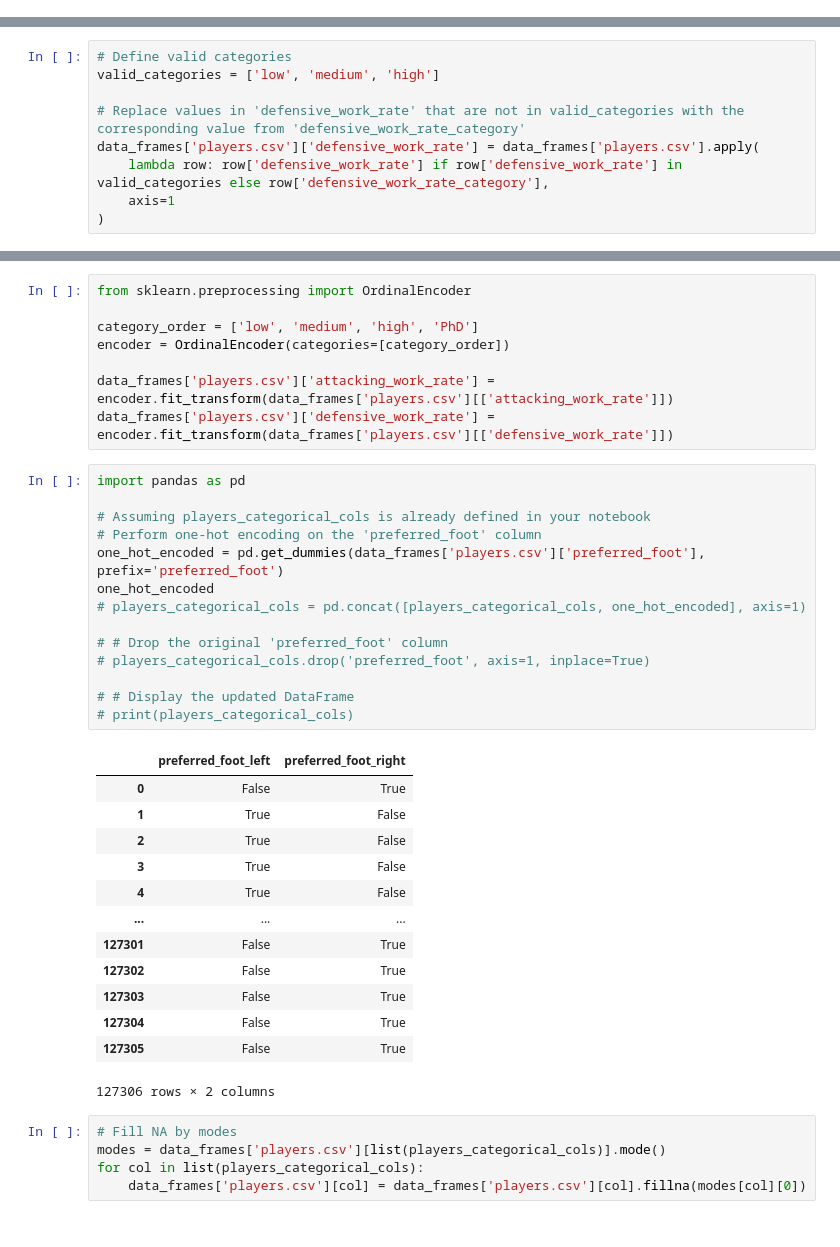
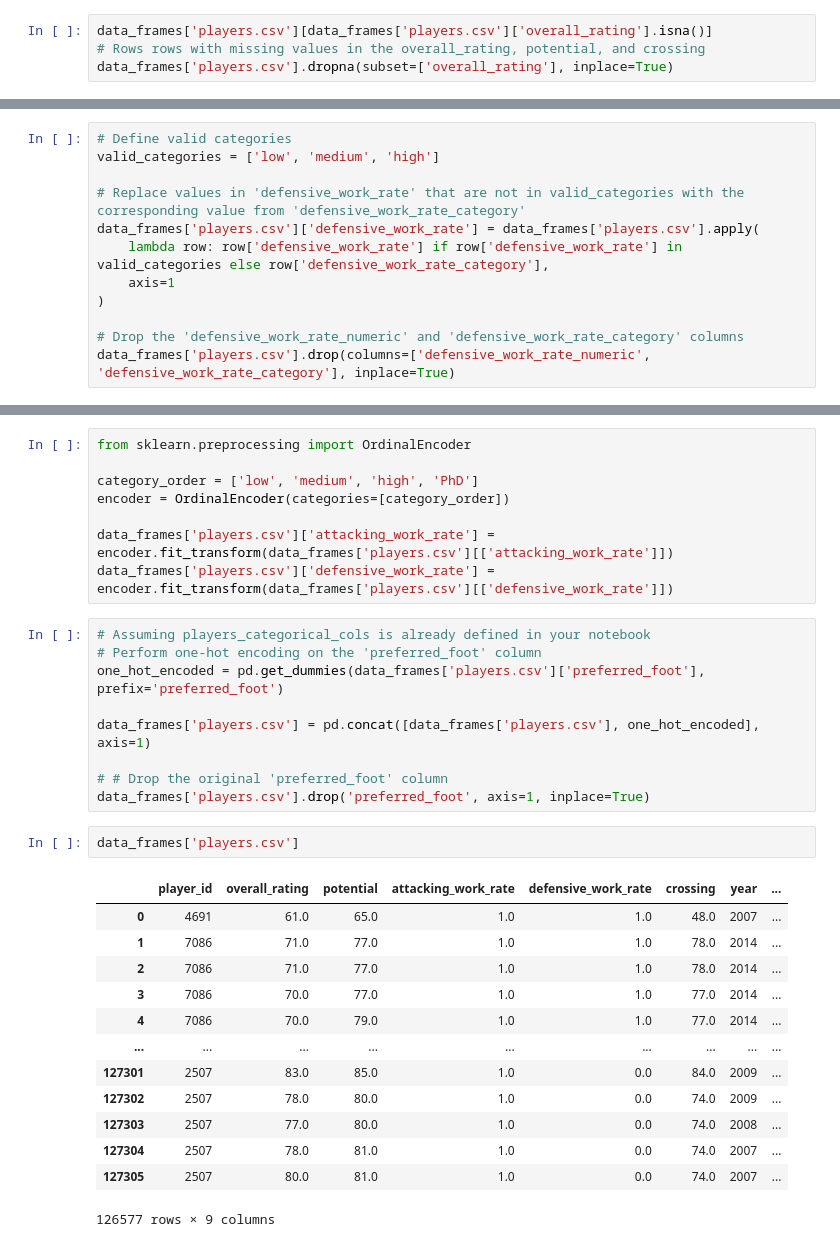
Before and after one commit to jka236/game_predict, a Jupyter notebook: assignment1.ipynb, the cells around one changed output, grey strips where cells are left out. Saved outputs shown, nothing was run; the diff lists cells and outputs as text.

```diff
--- a/assignment1.ipynb
+++ b/assignment1.ipynb
@@ -58,6 +58,10 @@ data_frames['games.csv'].describe()
 | 75% | 2014.000000 | 213.000000 | 213.000000 | 7592.000000 | 7341.000000 | 7482.000000 | 7490.000000 | ... |
 | max | 2015.000000 | 272.000000 | 272.000000 | 9409.000000 | 9407.000000 | 9421.000000 | 9421.000000 | ... |
 8 rows × 71 columns
+# %%
+data_frames['players.csv'][data_frames['players.csv']['overall_rating'].isna()]
+# Rows rows with missing values in the overall_rating, potential, and crossing
+data_frames['players.csv'].dropna(subset=['overall_rating'], inplace=True)
 # %%
 players_column_types = data_frames['players.csv'].dtypes
 games_column_types = data_frames['games.csv'].dtypes
@@ -235,3 +225,6 @@ data_frames['players.csv']['defensive_work_rate'] = data_frames['players.csv'].a
     lambda row: row['defensive_work_rate'] if row['defensive_work_rate'] in valid_categories else row['defensive_work_rate_category'],
     axis=1
 )
+
+# Drop the 'defensive_work_rate_numeric' and 'defensive_work_rate_category' columns
+data_frames['players.csv'].drop(columns=['defensive_work_rate_numeric', 'defensive_work_rate_category'], inplace=True)
@@ -299,35 +277,27 @@ encoder = OrdinalEncoder(categories=[category_order])
 data_frames['players.csv']['attacking_work_rate'] = encoder.fit_transform(data_frames['players.csv'][['attacking_work_rate']])
 data_frames['players.csv']['defensive_work_rate'] = encoder.fit_transform(data_frames['players.csv'][['defensive_work_rate']])
 # %%
-import pandas as pd
-
 # Assuming players_categorical_cols is already defined in your notebook
 # Perform one-hot encoding on the 'preferred_foot' column
 one_hot_encoded = pd.get_dummies(data_frames['players.csv']['preferred_foot'], prefix='preferred_foot')
-one_hot_encoded
-# players_categorical_cols = pd.concat([players_categorical_cols, one_hot_encoded], axis=1)
+
+data_frames['players.csv'] = pd.concat([data_frames['players.csv'], one_hot_encoded], axis=1)
 
 # # Drop the original 'preferred_foot' column
-# players_categorical_cols.drop('preferred_foot', axis=1, inplace=True)
-
-# # Display the updated DataFrame
-# print(players_categorical_cols)
+data_frames['players.csv'].drop('preferred_foot', axis=1, inplace=True)
-# %% [output]
-|  | preferred_foot_left | preferred_foot_right |
-| 0 | False | True |
-| 1 | True | False |
-| 2 | True | False |
-| 3 | True | False |
-| 4 | True | False |
-| ... | ... | ... |
-| 127301 | False | True |
-| 127302 | False | True |
-| 127303 | False | True |
-| 127304 | False | True |
-| 127305 | False | True |
-127306 rows × 2 columns
-# %%
-# Fill NA by modes
-modes = data_frames['players.csv'][list(players_categorical_cols)].mode()
-for col in list(players_categorical_cols):
-    data_frames['players.csv'][col] = data_frames['players.csv'][col].fillna(modes[col][0])
+# %%
+data_frames['players.csv']
+# %% [output]
+|  | player_id | overall_rating | potential | attacking_work_rate | defensive_work_rate | crossing | year | ... |
+| 0 | 4691 | 61.0 | 65.0 | 1.0 | 1.0 | 48.0 | 2007 | ... |
+| 1 | 7086 | 71.0 | 77.0 | 1.0 | 1.0 | 78.0 | 2014 | ... |
+| 2 | 7086 | 71.0 | 77.0 | 1.0 | 1.0 | 78.0 | 2014 | ... |
+| 3 | 7086 | 70.0 | 77.0 | 1.0 | 1.0 | 77.0 | 2014 | ... |
+| 4 | 7086 | 70.0 | 79.0 | 1.0 | 1.0 | 77.0 | 2014 | ... |
+| ... | ... | ... | ... | ... | ... | ... | ... | ... |
+| 127301 | 2507 | 83.0 | 85.0 | 1.0 | 0.0 | 84.0 | 2009 | ... |
+| 127302 | 2507 | 78.0 | 80.0 | 1.0 | 0.0 | 74.0 | 2009 | ... |
+| 127303 | 2507 | 77.0 | 80.0 | 1.0 | 0.0 | 74.0 | 2008 | ... |
+| 127304 | 2507 | 78.0 | 81.0 | 1.0 | 0.0 | 74.0 | 2007 | ... |
+| 127305 | 2507 | 80.0 | 81.0 | 1.0 | 0.0 | 74.0 | 2007 | ... |
+126577 rows × 9 columns
```
Also changed, not shown: parts of 11 cells of this notebook, 1 other file.
